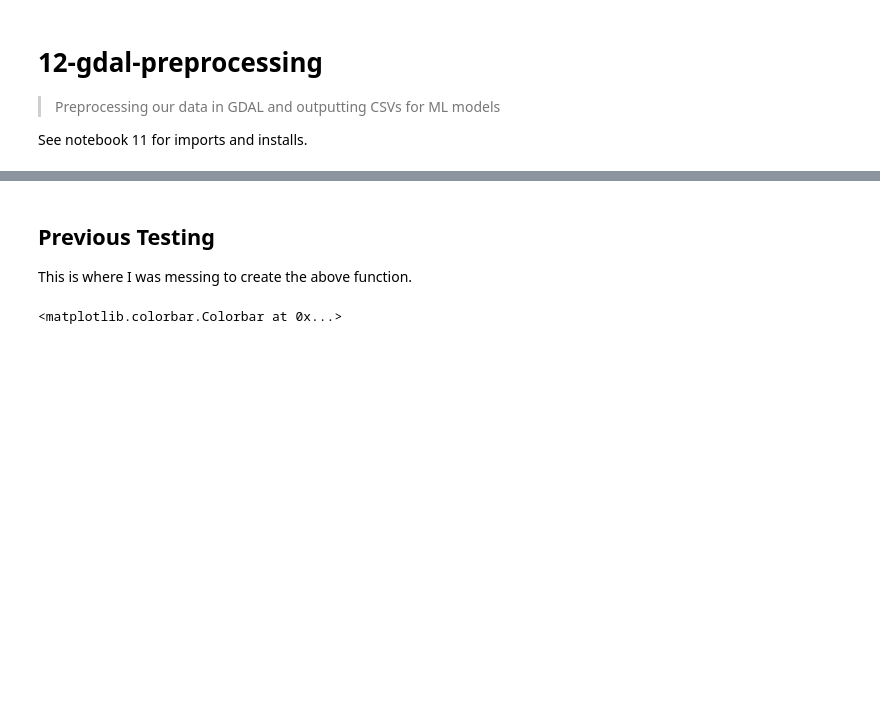
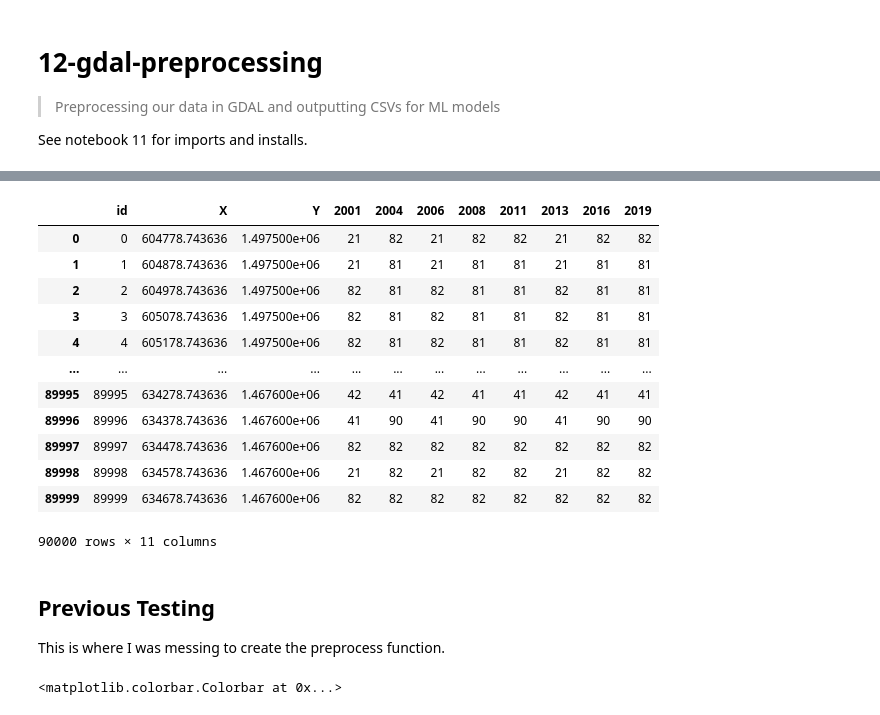
Before and after one commit to VandyDataScience/land-trust, a Jupyter notebook: 12-gdal-preprocessing.ipynb, the cells around one changed output, grey strips where cells are left out. Saved outputs shown, nothing was run; the diff lists cells and outputs as text; code cells hidden in the pictures; blank space fills up the shorter version.

```diff
--- a/12-gdal-preprocessing.ipynb
+++ b/12-gdal-preprocessing.ipynb
@@ -46,3 +101,12 @@ df_2011 = preprocess(file_2011, 2011)
 df_2013 = preprocess(file_2013, 2013)
 df_2016 = preprocess(file_2016, 2016)
 df_2019 = preprocess(file_2019, 2019)
+# %%
+df_01 = pd.read_csv('./data/preprocess/ds_2001_tw.csv')
+df_04 = pd.read_csv('./data/preprocess/ds_2004_tw.csv')
+df_06 = pd.read_csv('./data/preprocess/ds_2006_tw.csv')
+df_08 = pd.read_csv('./data/preprocess/ds_2008_tw.csv')
+df_11 = pd.read_csv('./data/preprocess/ds_2011_tw.csv')
+df_13 = pd.read_csv('./data/preprocess/ds_2013_tw.csv')
+df_16 = pd.read_csv('./data/preprocess/ds_2016_tw.csv')
+df_19 = pd.read_csv('./data/preprocess/ds_2019_tw.csv')
@@ -48,0 +129,21 @@ df_2019 = preprocess(file_2019, 2019)
+# %%
+df_01 = df_01.rename(columns={"Unnamed: 0": "id", "x": "X", "y": "Y", "value": "value"})
+# %%
+frames = [df_01['id'], df_01['X'], df_01['Y'], df_01['2001'], df_04['2004'], df_06['2006'], df_08['2008'], df_11['2011'], df_13['2013'], df_16['2016'], df_19['2019']]
+result = pd.concat(frames, axis=1)
+# %%
+result
+# %% [output]
+|  | id | X | Y | 2001 | 2004 | 2006 | 2008 | 2011 | 2013 | 2016 | 2019 |
+| 0 | 0 | 604778.743636 | 1.497500e+06 | 21 | 82 | 21 | 82 | 82 | 21 | 82 | 82 |
+| 1 | 1 | 604878.743636 | 1.497500e+06 | 21 | 81 | 21 | 81 | 81 | 21 | 81 | 81 |
+| 2 | 2 | 604978.743636 | 1.497500e+06 | 82 | 81 | 82 | 81 | 81 | 82 | 81 | 81 |
+| 3 | 3 | 605078.743636 | 1.497500e+06 | 82 | 81 | 82 | 81 | 81 | 82 | 81 | 81 |
+| 4 | 4 | 605178.743636 | 1.497500e+06 | 82 | 81 | 82 | 81 | 81 | 82 | 81 | 81 |
+| ... | ... | ... | ... | ... | ... | ... | ... | ... | ... | ... | ... |
+| 89995 | 89995 | 634278.743636 | 1.467600e+06 | 42 | 41 | 42 | 41 | 41 | 42 | 41 | 41 |
+| 89996 | 89996 | 634378.743636 | 1.467600e+06 | 41 | 90 | 41 | 90 | 90 | 41 | 90 | 90 |
+| 89997 | 89997 | 634478.743636 | 1.467600e+06 | 82 | 82 | 82 | 82 | 82 | 82 | 82 | 82 |
+| 89998 | 89998 | 634578.743636 | 1.467600e+06 | 21 | 82 | 21 | 82 | 82 | 21 | 82 | 82 |
+| 89999 | 89999 | 634678.743636 | 1.467600e+06 | 82 | 82 | 82 | 82 | 82 | 82 | 82 | 82 |
+90000 rows × 11 columns
@@ -49,7 +152,7 @@ df_2019 = preprocess(file_2019, 2019)
 # %% [markdown]
 ## Previous Testing
 
-This is where I was messing to create the above function.
+This is where I was messing to create the preprocess function.
 # %%
 # Convert to GDAL dataset
 ds_2001 = gdal.Open(file_2001)
```
Also changed, not shown: parts of 11 cells of this notebook.
